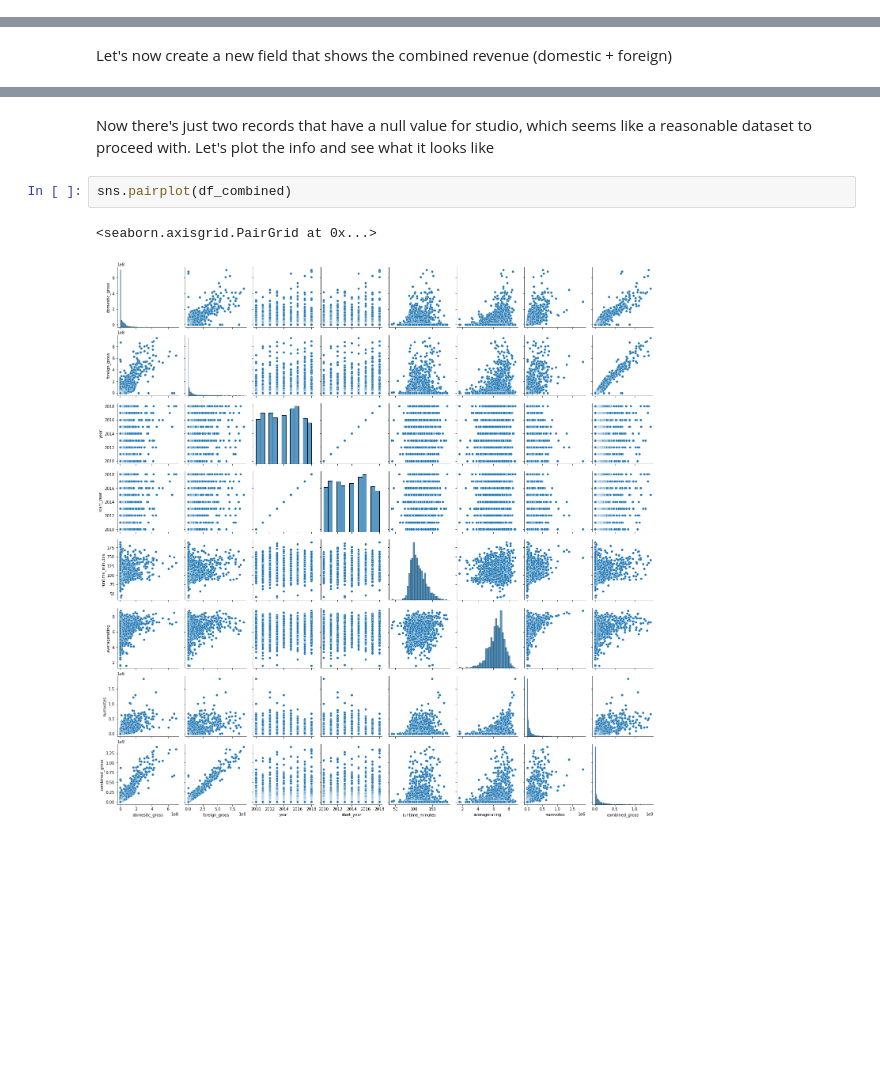
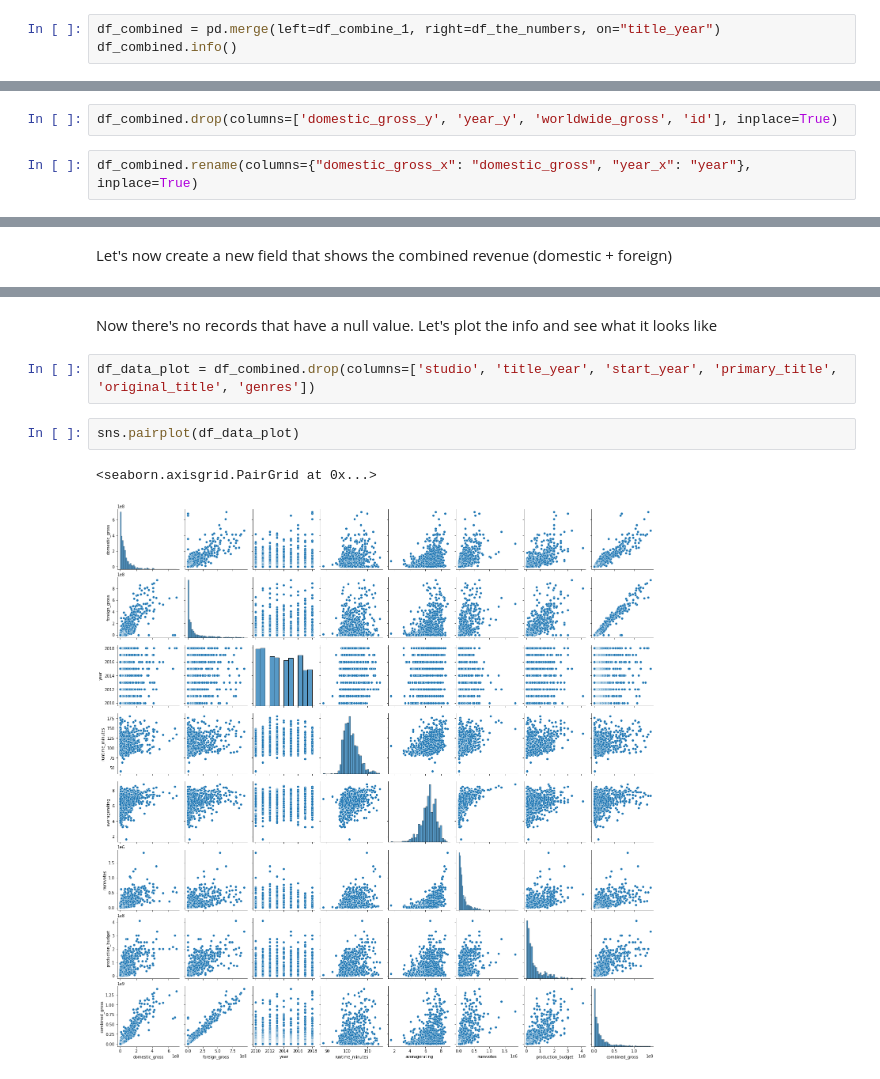
Before and after one commit to lhutsal/dsc-phase-1-project-v2-4, a Jupyter notebook: student.ipynb, the cells around one changed output, grey strips where cells are left out. Saved outputs shown, nothing was run; the diff lists cells and outputs as text; blank space fills up the shorter version.

```diff
--- a/student.ipynb
+++ b/student.ipynb
@@ -523,3 +668,6 @@ Data columns (total 14 columns):
  13  numvotes         1822 non-null   int64
 dtypes: float64(4), int64(3), object(7)
 memory usage: 213.5+ KB
+# %%
+df_combined = pd.merge(left=df_combine_1, right=df_the_numbers, on="title_year")
+df_combined.info()
@@ -525,0 +704,4 @@ memory usage: 213.5+ KB
+# %%
+df_combined.drop(columns=['domestic_gross_y', 'year_y', 'worldwide_gross', 'id'], inplace=True)
+# %%
+df_combined.rename(columns={"domestic_gross_x": "domestic_gross", "year_x": "year"}, inplace=True)
@@ -657,8 +845,10 @@ combined_gross     0
 dtype: int64
 # %% [markdown]
-Now there's just two records that have a null value for studio, which seems like a reasonable dataset to proceed with. Let's plot the info and see what it looks like
+Now there's no records that have a null value. Let's plot the info and see what it looks like
+# %%
+df_data_plot = df_combined.drop(columns=['studio', 'title_year', 'start_year', 'primary_title', 'original_title', 'genres'])
 # %%
-sns.pairplot(df_combined)
+sns.pairplot(df_data_plot)
 # %% [output]
 <seaborn.axisgrid.PairGrid at 0x...>
-[figure, old version]
+[figure, new version]
```
Also changed, not shown: parts of 96 cells of this notebook.
